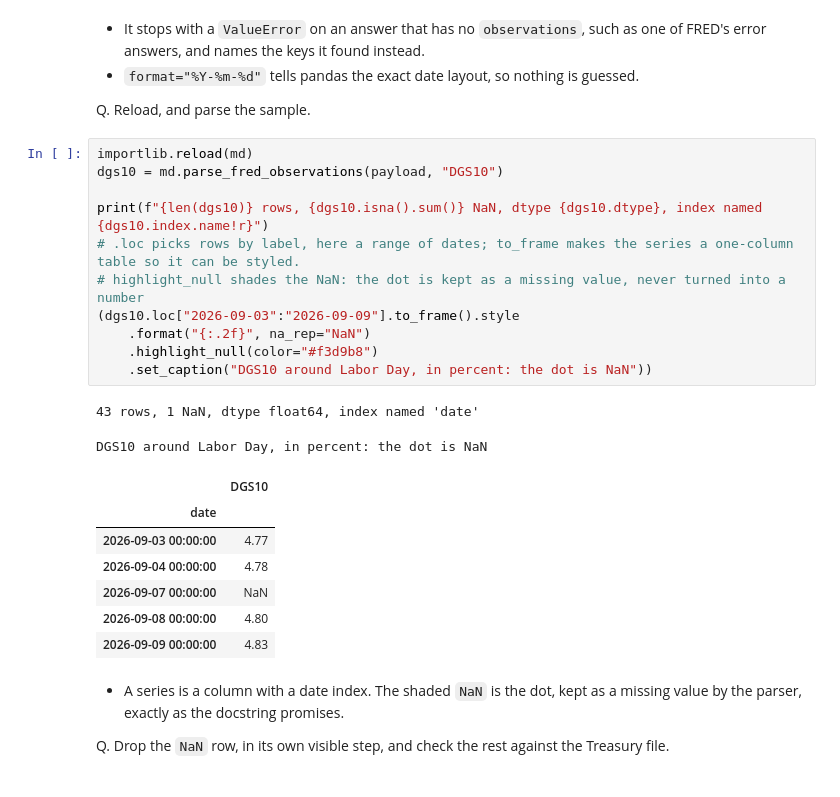
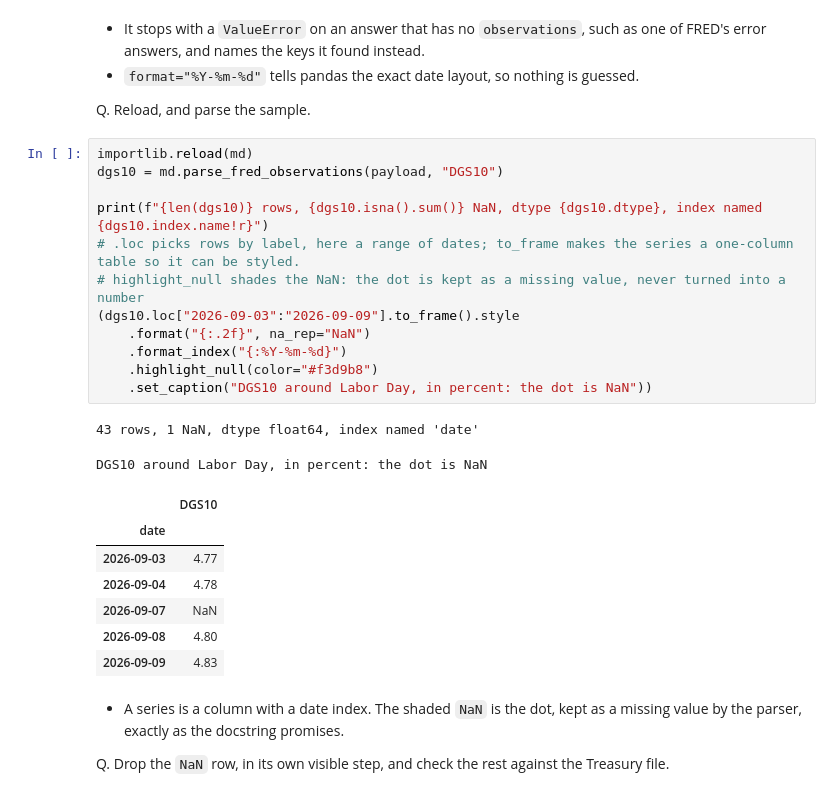
Before and after one commit to lenamonj/python-fixed-income, a Jupyter notebook: course3_market_data/week1/day2/02_json_and_the_fred_api.ipynb, the cells around one changed output. Saved outputs shown, nothing was run; the diff lists cells and outputs as text.

Commit message:
Course 3 week 1 day 2: dates without a time in the styled DGS10 table
Co-Authored-By: Claude Sonnet 5.5 <noreply@anthropic.com>
Claude-Session: https://claude.ai/code/session_0129o8Fu1i5jkh6t2WDAijee

```diff
--- a/course3_market_data/week1/day2/02_json_and_the_fred_api.ipynb
+++ b/course3_market_data/week1/day2/02_json_and_the_fred_api.ipynb
@@ -1359,24 +1359,25 @@ Q. Reload, and parse the sample.
 # %%
 importlib.reload(md)
 dgs10 = md.parse_fred_observations(payload, "DGS10")
 
 print(f"{len(dgs10)} rows, {dgs10.isna().sum()} NaN, dtype {dgs10.dtype}, index named {dgs10.index.name!r}")
 # .loc picks rows by label, here a range of dates; to_frame makes the series a one-column table so it can be styled.
 # highlight_null shades the NaN: the dot is kept as a missing value, never turned into a number
 (dgs10.loc["2026-09-03":"2026-09-09"].to_frame().style
     .format("{:.2f}", na_rep="NaN")
+    .format_index("{:%Y-%m-%d}")
     .highlight_null(color="#f3d9b8")
     .set_caption("DGS10 around Labor Day, in percent: the dot is NaN"))
 # %% [output]
 43 rows, 1 NaN, dtype float64, index named 'date'
 DGS10 around Labor Day, in percent: the dot is NaN
 |  | DGS10 |
 | date |  |
-| 2026-09-03 00:00:00 | 4.77 |
-| 2026-09-04 00:00:00 | 4.78 |
-| 2026-09-07 00:00:00 | NaN |
-| 2026-09-08 00:00:00 | 4.80 |
-| 2026-09-09 00:00:00 | 4.83 |
+| 2026-09-03 | 4.77 |
+| 2026-09-04 | 4.78 |
+| 2026-09-07 | NaN |
+| 2026-09-08 | 4.80 |
+| 2026-09-09 | 4.83 |
 # %% [markdown]
 * A series is a column with a date index. The shaded `NaN` is the dot, kept as a missing value by the parser, exactly as the docstring promises.
 
```
Also changed, not shown: parts of 6 cells of this notebook, 1 other file.
